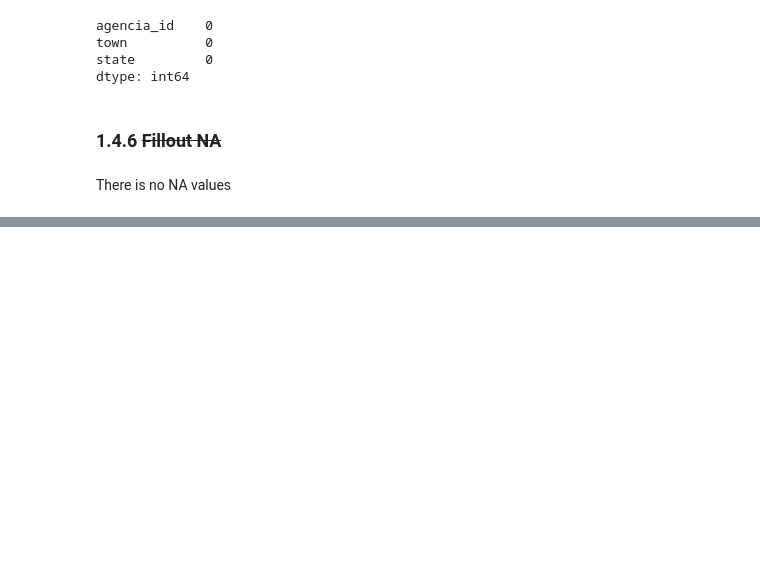
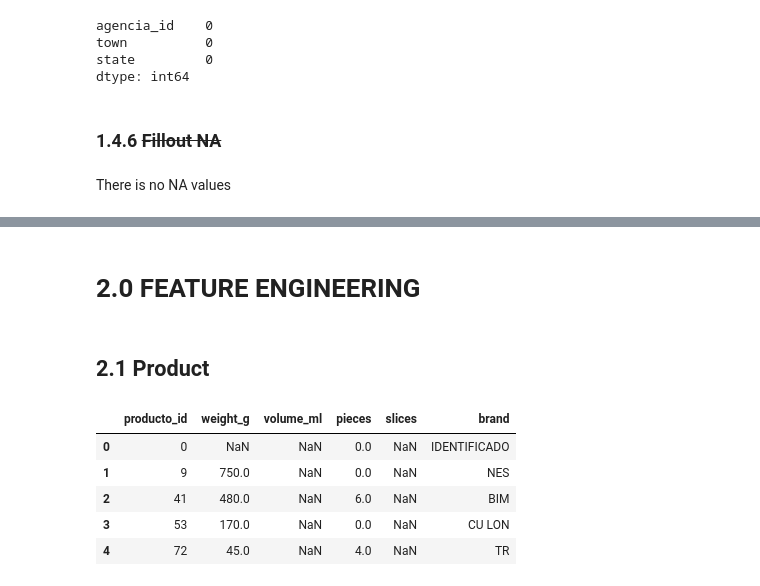
Before and after one commit to FabioCaffarello/Grupo-Bimbo-Inventory-Demand, a Jupyter notebook: 01-Notebooks/cycle01_Inventory_Demand_dask.ipynb, the cells around one changed output, grey strips where cells are left out. Drawn from its saved outputs; the diff is of its cells as text; code cells hidden in the pictures; blank space fills up the shorter version.

```diff
--- a/01-Notebooks/cycle01_Inventory_Demand_dask.ipynb
+++ b/01-Notebooks/cycle01_Inventory_Demand_dask.ipynb
@@ -374,0 +343,2 @@ Name: short_name, Length: 1014, dtype: int64
+# %% [markdown]
+# 2.0 FEATURE ENGINEERING
@@ -374,0 +350,4 @@ Name: short_name, Length: 1014, dtype: int64
+# %% [markdown]
+## 2.1 Product
+# %%
+df_producto_02 = df_producto_02.drop_duplicates(subset=['producto_id'])
@@ -374,0 +426,9 @@ Name: short_name, Length: 1014, dtype: int64
+# %%
+df_producto_02.head()
+# %% [output]
+|  | producto_id | weight_g | volume_ml | pieces | slices | brand |
+| 0 | 0 | NaN | NaN | 0.0 | NaN | IDENTIFICADO |
+| 1 | 9 | 750.0 | NaN | 0.0 | NaN | NES |
+| 2 | 41 | 480.0 | NaN | 6.0 | NaN | BIM |
+| 3 | 53 | 170.0 | NaN | 0.0 | NaN | CU LON |
+| 4 | 72 | 45.0 | NaN | 4.0 | NaN | TR |
```
Also changed, not shown: parts of 16 cells of this notebook.
